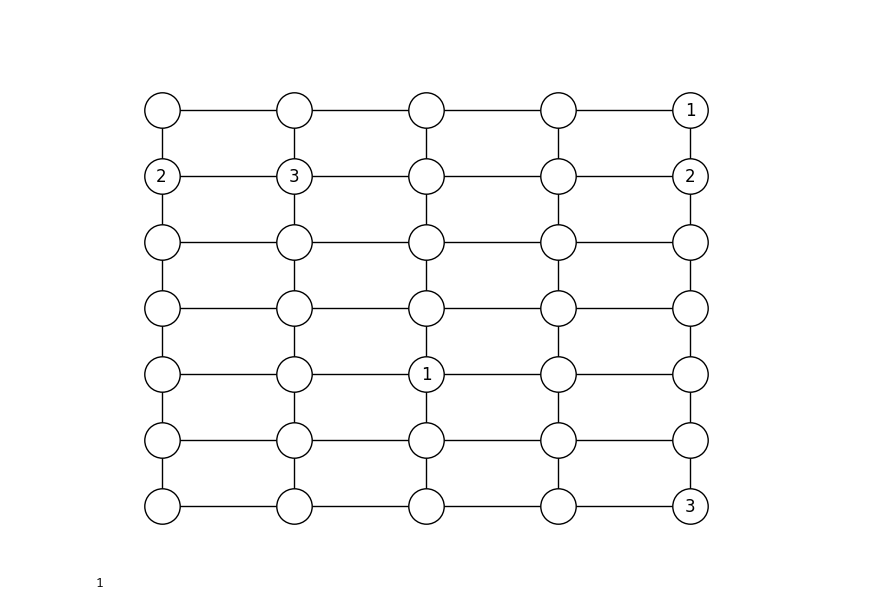
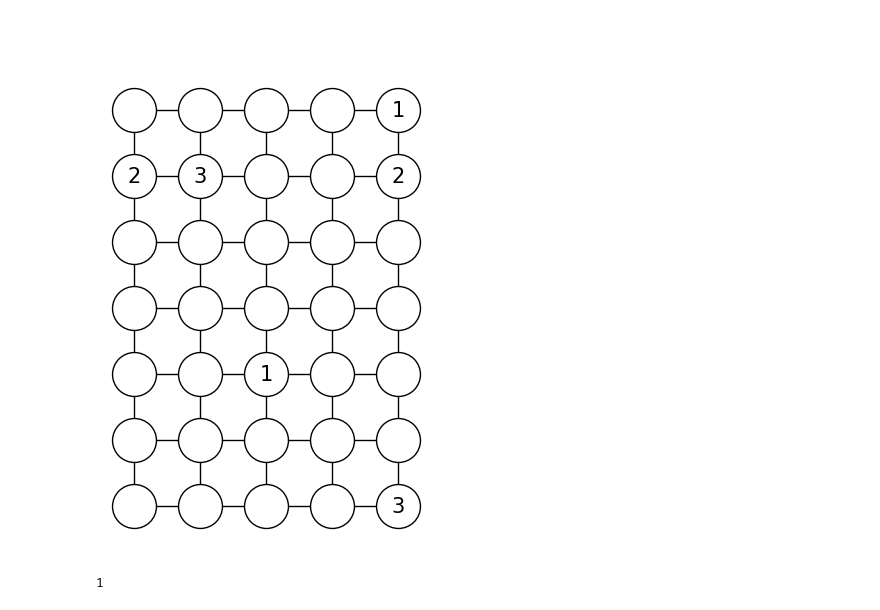
Before and after one commit to romain-montagne/or-resources, a Jupyter notebook: docs/problems/notebooks/numberlink.out.ipynb, the cells around one changed output. Drawn from its saved outputs; the diff is of its cells as text; code cells hidden in the pictures.

```diff
--- a/docs/problems/notebooks/numberlink.out.ipynb
+++ b/docs/problems/notebooks/numberlink.out.ipynb
@@ -1,5 +1,5 @@
-# %% [markdown]
-#
+# %% [markdown]
+#
 # %%
 import pulp
 import networkx as nx
@@ -6,30 +7,25 @@ import networkx as nx
-# %%
-T = [
-    ['','','','',1],
-    [2,3,'','',2],
-    ['','','','',''],
-    ['','','','',''],
-    ['','',1,'',''],
-    ['','','','',''],
-    ['','','','',3],
-]
-
-rows = len(T)
-cols = len(T[0])
-
-G = nx.grid_2d_graph(rows, cols)
-for r in range(rows):
-    for c in range(cols):
-        G.nodes[(r, c)]["value"] = T[r][c]
-        G.nodes[(r, c)]["layer"] = c
-
-nx.draw(G,pos=nx.multipartite_layout(G,subset_key="layer",align="vertical"),
-          labels = nx.get_node_attributes(G,"value"),
-          node_color="white",
-          edgecolors="black",
-          node_size=650)
-# %% [output]
-[figure, removed]
+# %%
+rows = 7
+cols = 5
+G = nx.grid_2d_graph(rows, cols)
+endpoints = {(1,0):2,(1,1):3,(0,4):1,(1,4):2,(4,2):1,(6,4):3}
+for u,v in endpoints:
+    G.nodes[(u,v)]["value"] = endpoints[(u,v)]
+pos = {(x, y): (y, -x) for x, y in G.nodes()}
+nx.draw(G,
+        pos,
+        node_color="white",
+        edgecolors="black",
+        node_size=1000,
+        #with_labels=True,
+        #node_shape='s'
+       )
+
+nx.draw_networkx_labels(G, pos, labels=endpoints, font_size=15, font_color='black')
+plt.gca().set_aspect("equal")
+plt.show()
+# %% [output]
+[figure, added]
 # %%
 # create problem
 prob = pulp.LpProblem("numberlink", pulp.LpMaximize)
```
Also changed, not shown: parts of 3 cells of this notebook, 28 other files.
